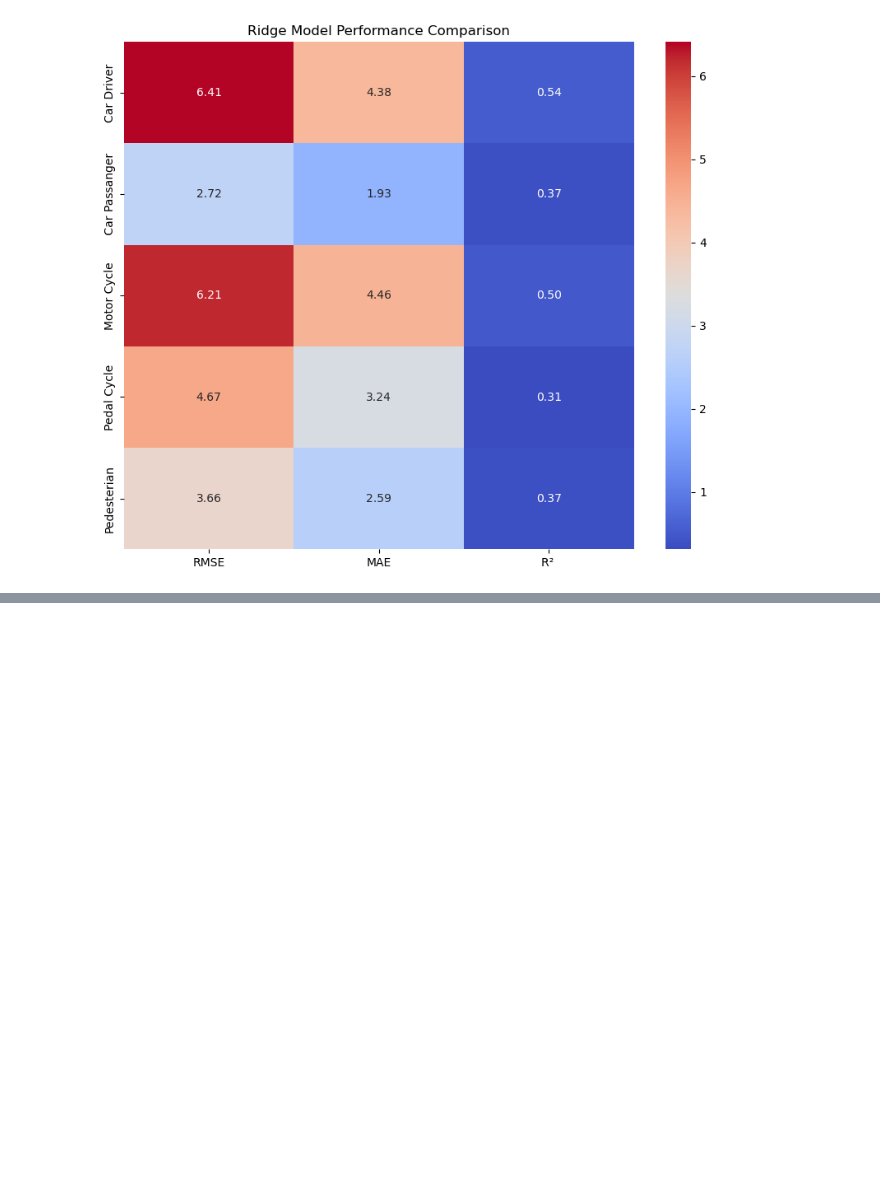
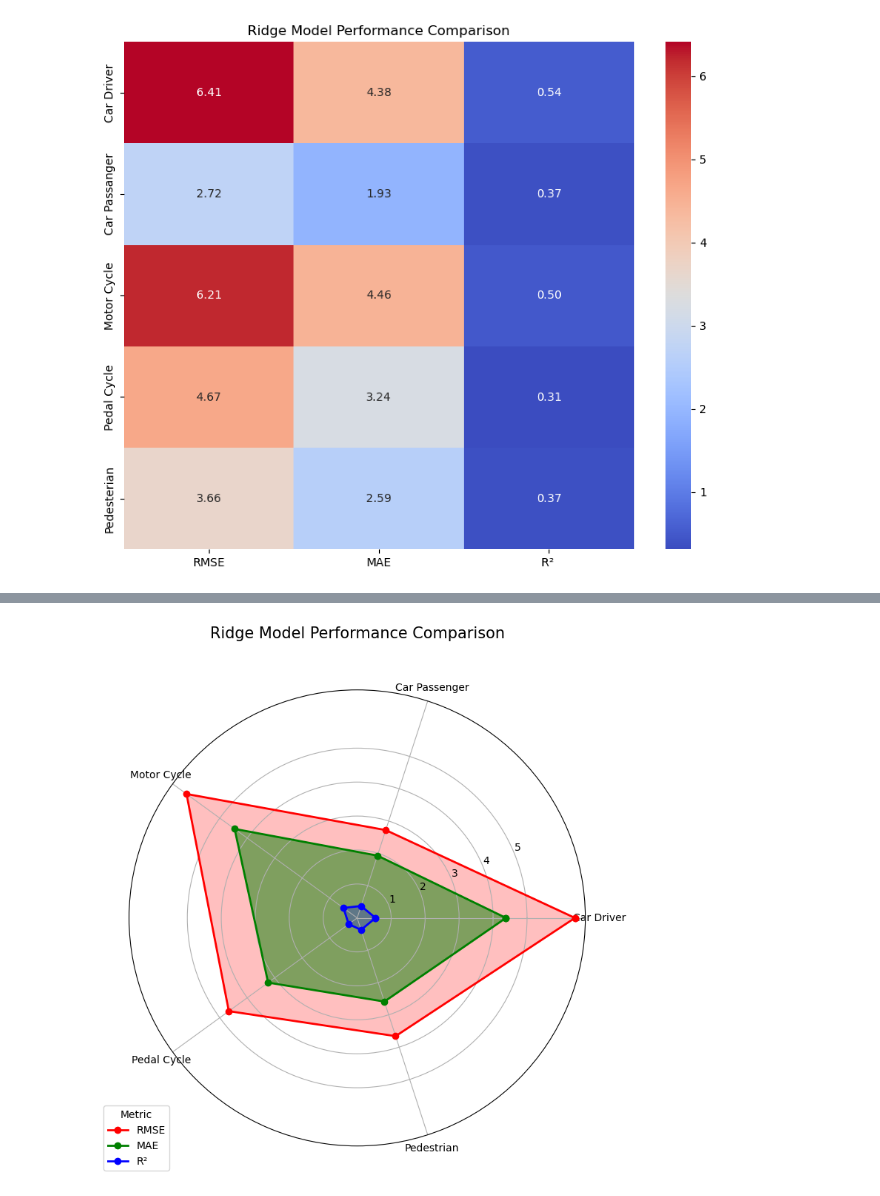
Before and after one commit to mraminamiri/National_Accident, a Jupyter notebook: HospitalRegression/RIDGE.ipynb, the cells around one changed output, grey strips where cells are left out. Cells and saved outputs as stored; diff of their text form; code cells hidden in the pictures; blank space fills up the shorter version.

```diff
--- a/HospitalRegression/RIDGE.ipynb
+++ b/HospitalRegression/RIDGE.ipynb
@@ -634,0 +635,47 @@ plt.show()
+# %%
+import matplotlib.pyplot as plt
+import numpy as np
+
+# مقادیر MSE، MAE و R² برای هر پنج مدل
+mse_values = [6.41, 2.72 , 6.21 , 4.67, 3.66]
+mae_values = [4.38, 1.93 ,4.46 ,3.24,  2.59]
+r2_values = [0.54, 0.37 ,0.50 , 0.31 ,  0.37]
+
+# نام مدل‌ها
+labels = ['Car Driver', 'Car Passenger', 'Motor Cycle', 'Pedal Cycle', 'Pedestrian']
+
+# ترکیب داده‌ها در یک آرایه
+data = np.array([mse_values, mae_values, r2_values])
+
+# تعداد متغیرها
+num_vars = data.shape[1]
+
+# تقسیم دایره به بخش‌های مساوی
+angles = np.linspace(0, 2 * np.pi, num_vars, endpoint=False).tolist()
+angles += angles[:1]  # بستن دایره
+
+fig, ax = plt.subplots(figsize=(8, 8), subplot_kw=dict(polar=True))
+
+# رنگ‌ها برای هر معیار
+colors = ['red', 'green', 'blue']
+labels_metric = ['RMSE', 'MAE', 'R²']
+
+for idx, (data_slice, color, label) in enumerate(zip(data, colors, labels_metric)):
+    if label == 'MAE':
+        alpha_value = 0.5  # تنظیم شفافیت برای MAE
+    else:
+        alpha_value = 0.25  # تنظیم شفافیت برای سایر معیارها
+    data_slice = np.concatenate([data_slice, [data_slice[0]]])  # بستن دایره
+    ax.plot(angles, data_slice, 'o-', linewidth=2, label=label, color=color)
+    ax.fill(angles, data_slice, alpha=alpha_value, color=color)
+
+ax.set_xticks(angles[:-1])  # تنظیم موقعیت برچسب‌ها
+ax.set_xticklabels(labels)
+ax.set_yticks([1, 2, 3, 4, 5])  # تنظیم مقیاس محور y
+ax.set_yticklabels(['1', '2', '3', '4', '5'])
+
+plt.title('Ridge Model Performance Comparison', size=15, color='black', y=1.1)
+plt.legend(title='Metric', loc='upper right', bbox_to_anchor=(0.1, 0.1))
+plt.show()
+# %% [output]
+[figure, added]
```
Also changed, not shown: parts of 2 cells of this notebook.
